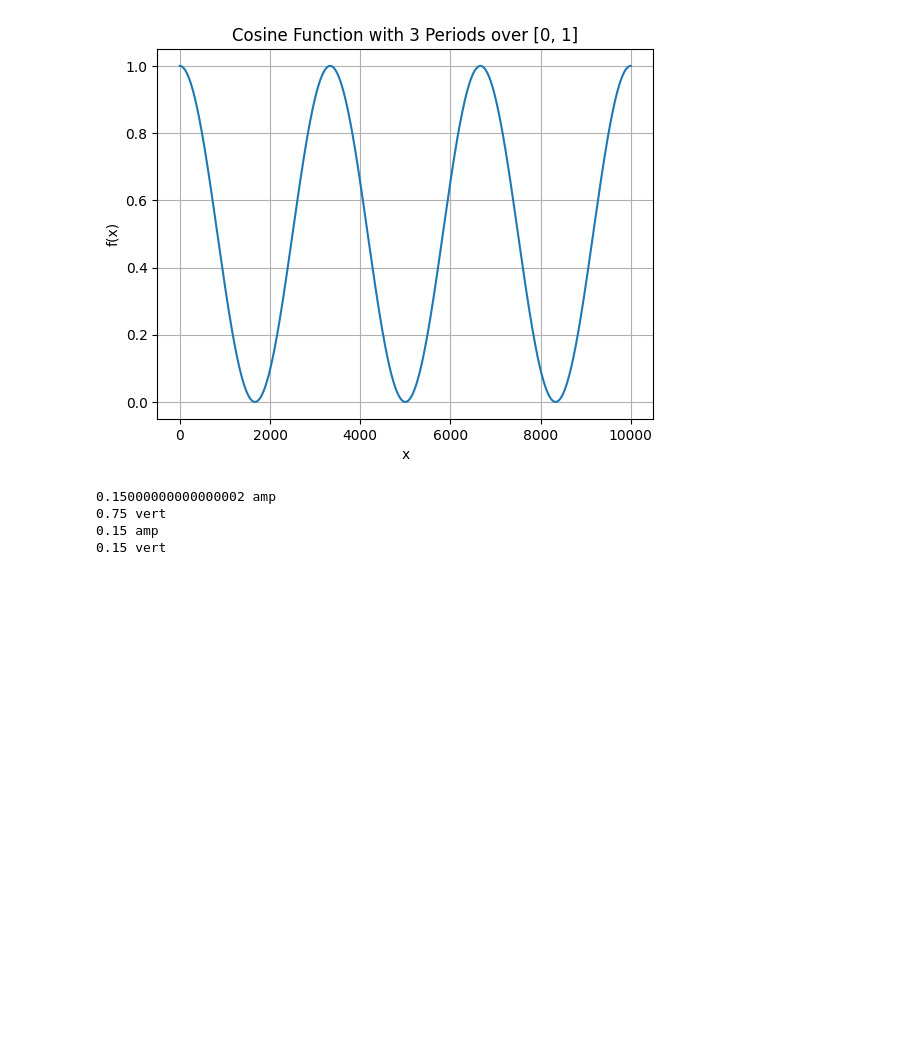
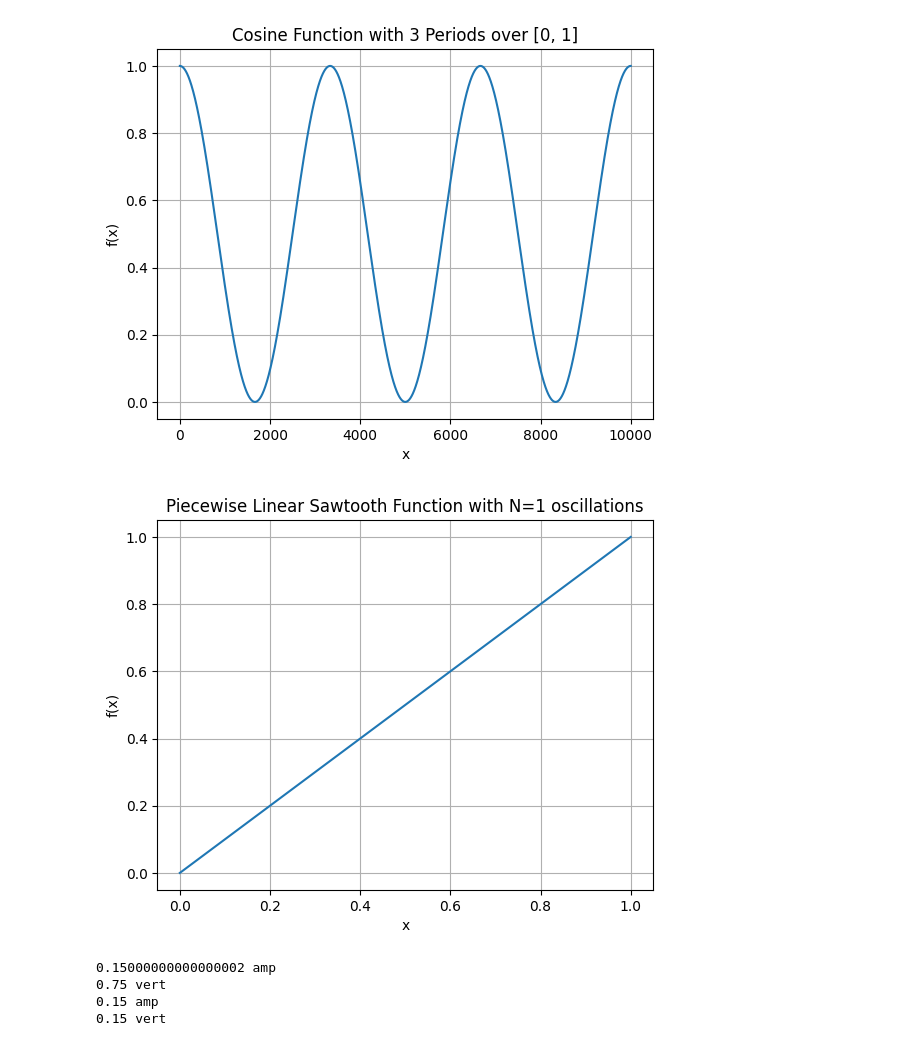
Before and after one commit to Justus-ui/Recursive_kan, a Jupyter notebook: test_rejection_Sampling.ipynb, the cells around one changed output. Saved outputs shown, nothing was run; the diff lists cells and outputs as text; code cells hidden in the pictures; blank space fills up the shorter version.

```diff
--- a/test_rejection_Sampling.ipynb
+++ b/test_rejection_Sampling.ipynb
@@ -96,6 +96,74 @@ plt.grid(True)
 plt.show()
 # %% [output]
 [figure]
+# %%
+import numpy as np
+import matplotlib.pyplot as plt
+
+def piecewise_linear_sawtooth(t, N, x_values):
+    """
+    Create a piecewise linear function that oscillates between 0 and 1
+    exactly N times over the interval [0, t].
+
+    Parameters:
+    - t: The total time/length of the interval.
+    - N: The number of oscillations.
+    - x_values: The x-values (time points) where the function is evaluated.
+
+    Returns:
+    - y_values: The corresponding y-values of the function for the input x_values.
+    """
+    # Initialize an array to hold the y-values
+    y_values = np.zeros_like(x_values)
+
+    # Length of each segment (increasing and decreasing)
+    segment_length = t / (2 * N)
+
+    # Iterate over each x value
+    for i, x in enumerate(x_values):
+        # Determine the position in the current period [0, t] using modulo operation
+        x_mod = x % t
+
+        # Determine which segment we're in: rising or falling
+        # If we're in the increasing phase (0 to 1)
+        if x_mod < segment_length:
+            y_values[i] = (2 * N / t) * x_mod
+        # If we're in the decreasing phase (1 to 0)
+        elif x_mod < 2 * segment_length:
+            y_values[i] = 1 - (2 * N / t) * (x_mod - segment_length)
+        # Repeat the pattern for the next pair of rising and falling phases
+        else:
+            # Handle the repeating cycles by dividing into further phases
+            cycle_position = (x_mod // segment_length) % 2  # 0 for rising, 1 for falling
+            phase_position = x_mod % segment_length  # within the cycle
+
+            if cycle_position == 0:  # Rising
+                y_values[i] = (2 * N / t) * phase_position
+            else:  # Falling
+                y_values[i] = 1 - (2 * N / t) * phase_position
+
+    return y_values
+
+# Parameters
+t = 1  # Length of time interval
+N = 1  # Number of oscillations
+
+# Create x values (time points) over the interval [0, t]
+x_values = np.linspace(0, t, 100000)
+
+# Calculate y values for the piecewise linear sawtooth function
+y_values = piecewise_linear_sawtooth(t, N, x_values)
+y_values = y_values[: 100000 // 2]
+
+# Plot the function
+plt.plot(x_values[::2], y_values)
+plt.xlabel('x')
+plt.ylabel('f(x)')
+plt.title(f'Piecewise Linear Sawtooth Function with N={N} oscillations')
+plt.grid(True)
+plt.show()
+# %% [output]
+[figure, added]
 # %%
 def generate_cosine_wave(start, end, length, frequency):
     # Create a linspace for the x values (0 to 2*pi for one cycle of the cosine wave)
```
Also changed, not shown: parts of 5 cells of this notebook, 5 other files.
